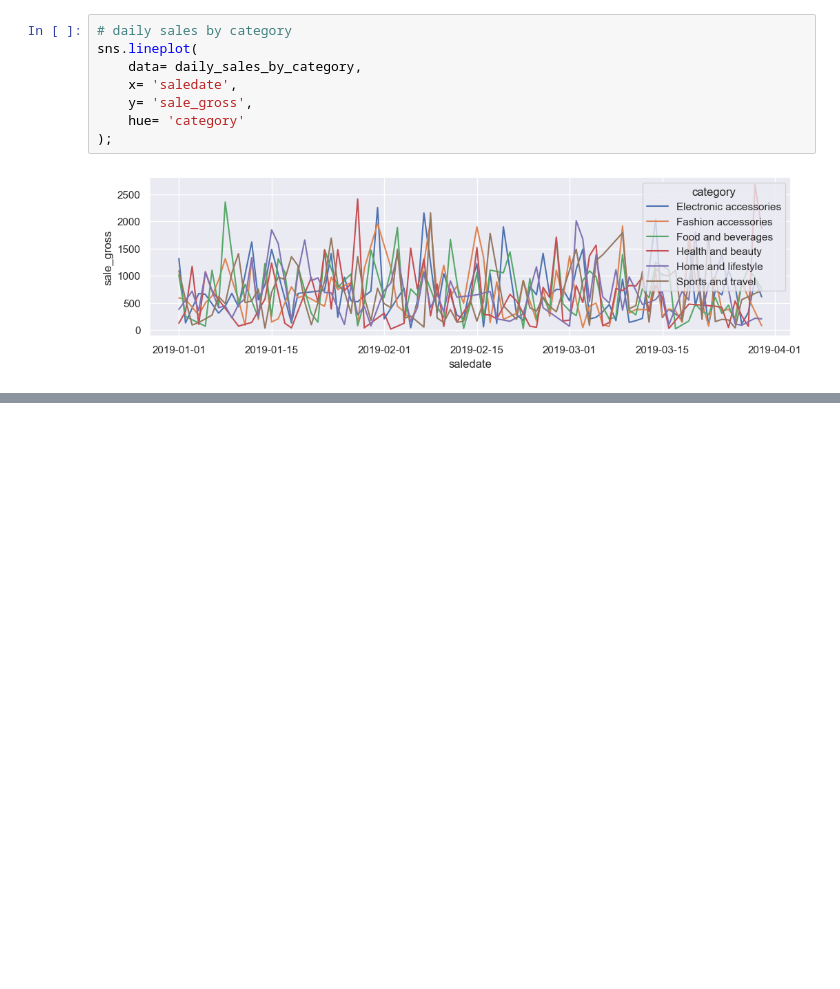
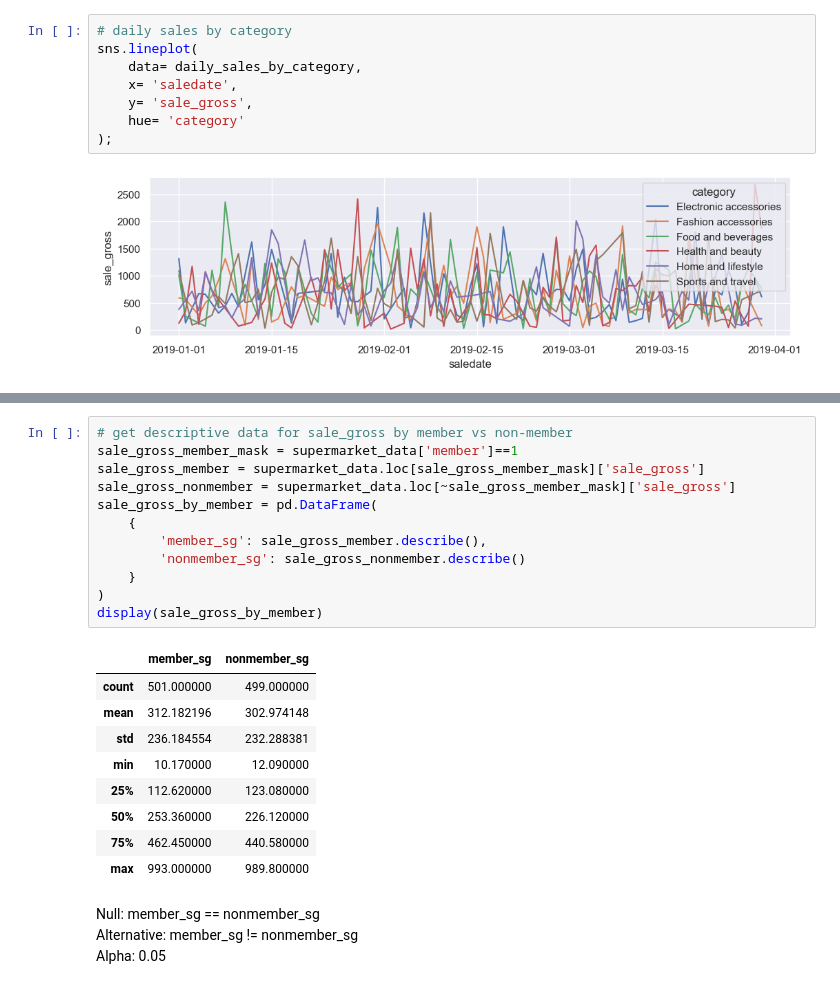
Before and after one commit to zdravoj/data-science-foundations, a Jupyter notebook: Supermarket_Sales/Supermarket_sales_analysis.ipynb, the cells around one changed output, grey strips where cells are left out. Saved outputs shown, nothing was run; the diff lists cells and outputs as text; blank space fills up the shorter version.

```diff
--- a/Supermarket_Sales/Supermarket_sales_analysis.ipynb
+++ b/Supermarket_Sales/Supermarket_sales_analysis.ipynb
@@ -770,0 +734,26 @@ Analyses follow-up aggregated and separated by analysis category.
+# %%
+# get descriptive data for sale_gross by member vs non-member
+sale_gross_member_mask = supermarket_data['member']==1
+sale_gross_member = supermarket_data.loc[sale_gross_member_mask]['sale_gross']
+sale_gross_nonmember = supermarket_data.loc[~sale_gross_member_mask]['sale_gross']
+sale_gross_by_member = pd.DataFrame(
+    {
+        'member_sg': sale_gross_member.describe(),
+        'nonmember_sg': sale_gross_nonmember.describe()
+    }
+)
+display(sale_gross_by_member)
+# %% [output]
+|  | member_sg | nonmember_sg |
+| count | 501.000000 | 499.000000 |
+| mean | 312.182196 | 302.974148 |
+| std | 236.184554 | 232.288381 |
+| min | 10.170000 | 12.090000 |
+| 25% | 112.620000 | 123.080000 |
+| 50% | 253.360000 | 226.120000 |
+| 75% | 462.450000 | 440.580000 |
+| max | 993.000000 | 989.800000 |
+# %% [markdown]
+Null: member_sg == nonmember_sg <br>
+Alternative: member_sg != nonmember_sg <br>
+Alpha: 0.05
```
Also changed, not shown: parts of 22 cells of this notebook.
